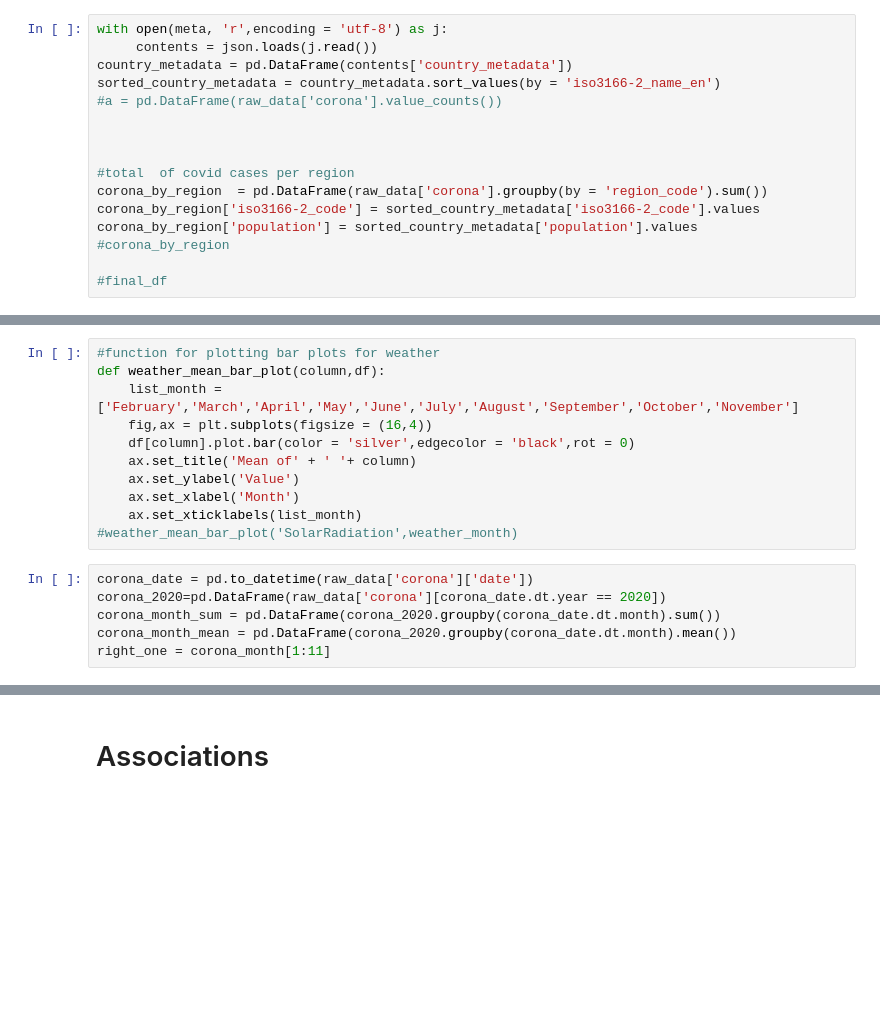
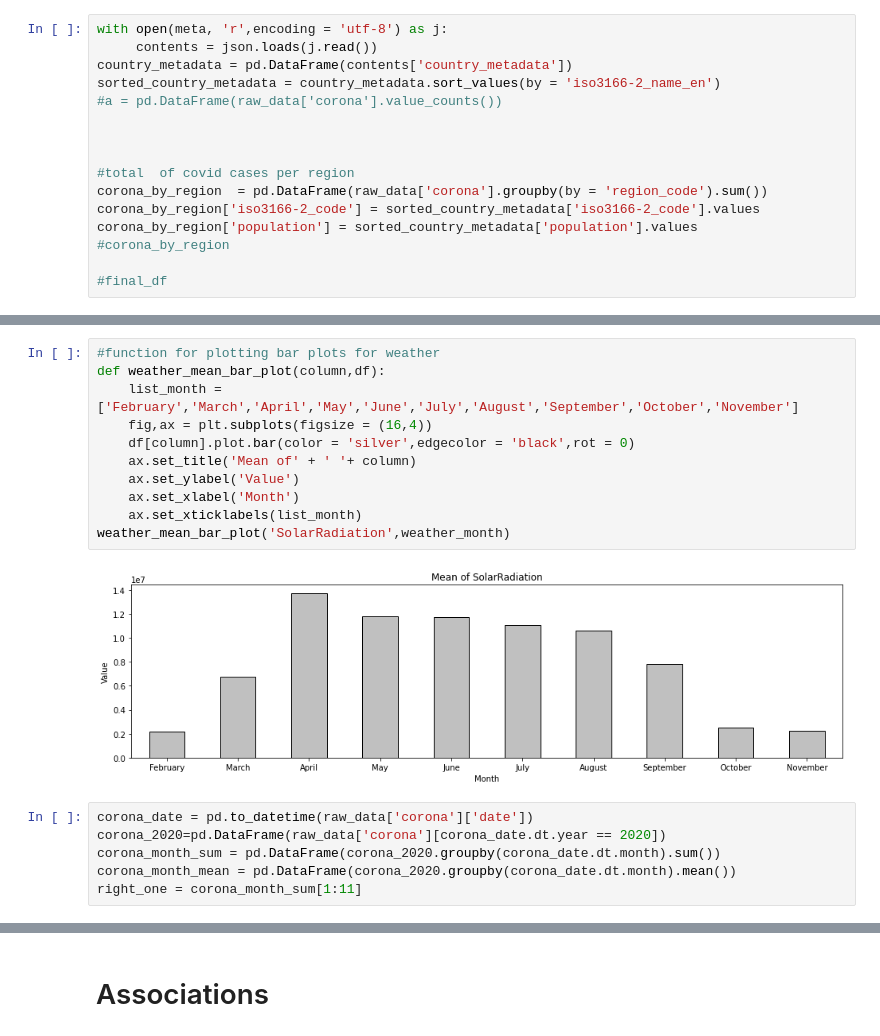
Before and after one commit to Florian335/fyp2021p02g10, a Jupyter notebook: Notebooks/Project2_florian.ipynb, the cells around one changed output, grey strips where cells are left out. Drawn from its saved outputs; the diff is of its cells as text; blank space fills up the shorter version.

```diff
--- a/Notebooks/Project2_florian.ipynb
+++ b/Notebooks/Project2_florian.ipynb
@@ -111,20 +193,22 @@ weather_month['Temp_Celsius'] = celsius
 # %%
 #function for plotting bar plots for weather
 def weather_mean_bar_plot(column,df):
     list_month = ['February','March','April','May','June','July','August','September','October','November']
     fig,ax = plt.subplots(figsize = (16,4))
     df[column].plot.bar(color = 'silver',edgecolor = 'black',rot = 0)
     ax.set_title('Mean of' + ' '+ column)
     ax.set_ylabel('Value')
     ax.set_xlabel('Month')
     ax.set_xticklabels(list_month)
-#weather_mean_bar_plot('SolarRadiation',weather_month)
+weather_mean_bar_plot('SolarRadiation',weather_month)
+# %% [output]
+[figure, added]
 # %%
 corona_date = pd.to_datetime(raw_data['corona']['date'])
 corona_2020=pd.DataFrame(raw_data['corona'][corona_date.dt.year == 2020])
 corona_month_sum = pd.DataFrame(corona_2020.groupby(corona_date.dt.month).sum())
 corona_month_mean = pd.DataFrame(corona_2020.groupby(corona_date.dt.month).mean())
-right_one = corona_month[1:11]
+right_one = corona_month_sum[1:11]
 # %%
 #function for plotting bar plots for corona infections
 def corona_total_bar_plot(column,df):
```
Also changed, not shown: parts of 13 cells of this notebook.
